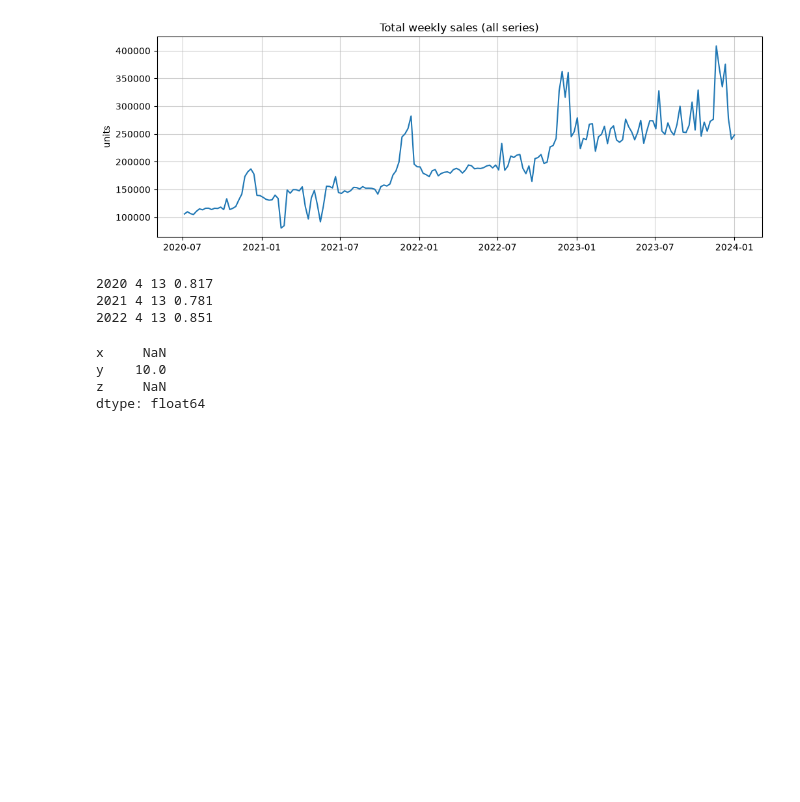
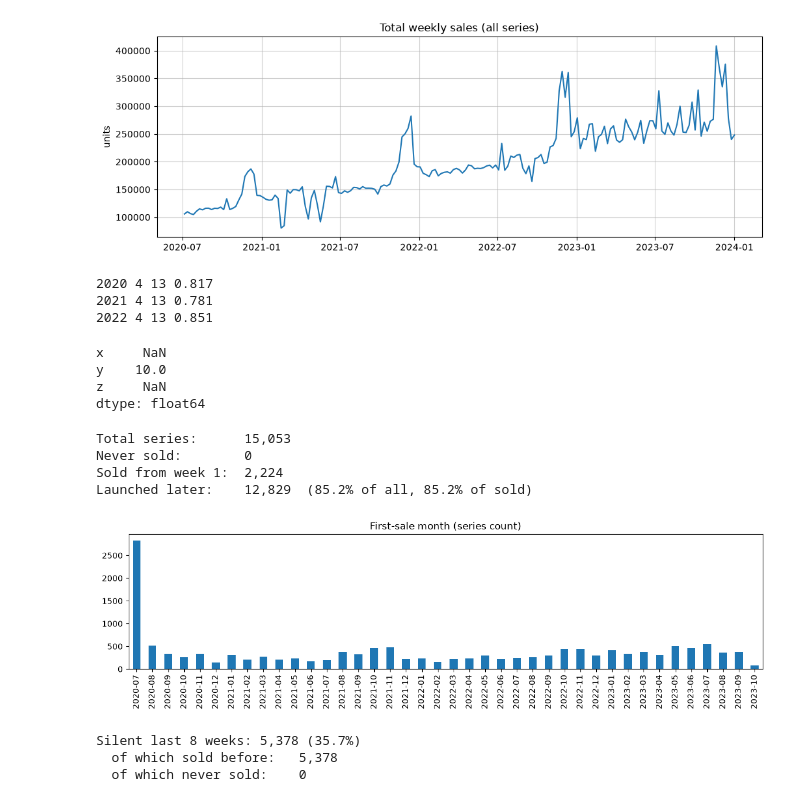
Before and after one commit to hozaifaanwar/vn1-forecasting, a Jupyter notebook: learn/01_eda.ipynb, the cells around one changed output. Cells and saved outputs as stored; diff of their text form; code cells hidden in the pictures; blank space fills up the shorter version.

Commit message:
learn: Lesson 1 Step 3 run (first sale, silent series, silence length)
Co-Authored-By: Claude Opus 5.5 <noreply@anthropic.com>

```diff
--- a/learn/01_eda.ipynb
+++ b/learn/01_eda.ipynb
@@ -84,3 +84,47 @@ x     NaN
 y    10.0
 z     NaN
 dtype: float64
+# %%
+
+# Step 3a — when did each series start selling?
+sold = hist.gt(0)
+has_sale = sold.any(axis=1)
+
+# idxmax gives the first True's date; all-zero rows would wrongly get week 1, so mask them.
+first_sale = sold.idxmax(axis=1).where(has_sale)
+
+first_week = hist.columns[0]
+never_sold     = ~has_sale
+from_start     = has_sale & first_sale.eq(first_week)
+launched_later = has_sale & first_sale.gt(first_week)
+assert never_sold.sum() + from_start.sum() + launched_later.sum() == len(hist)
+
+print(f"Total series:      {len(hist):,}")
+print(f"Never sold:        {never_sold.sum():,}")
+print(f"Sold from week 1:  {from_start.sum():,}")
+print(f"Launched later:    {launched_later.sum():,}  "
+      f"({launched_later.mean():.1%} of all, {launched_later[has_sale].mean():.1%} of sold)")
+
+first_sale.dt.to_period("M").value_counts().sort_index().plot(
+    kind="bar", figsize=(14, 3), title="First-sale month (series count)")
+plt.show()
+# %% [output]
+Total series:      15,053
+Never sold:        0
+Sold from week 1:  2,224
+Launched later:    12,829  (85.2% of all, 85.2% of sold)
+[figure, added]
+# %%
+# Step 3b — which series are silent now?
+DEAD_WEEKS = 8
+
+silent      = ~sold.iloc[:, -DEAD_WEEKS:].any(axis=1)
+went_silent = has_sale & silent          # sold before, nothing in the last DEAD_WEEKS
+
+print(f"Silent last {DEAD_WEEKS} weeks: {silent.sum():,} ({silent.mean():.1%})")
+print(f"  of which sold before:   {went_silent.sum():,}")
+print(f"  of which never sold:    {(silent & never_sold).sum():,}")
+# %% [output]
+Silent last 8 weeks: 5,378 (35.7%)
+  of which sold before:   5,378
+  of which never sold:    0
```
Also changed, not shown: parts of 1 cell of this notebook.
